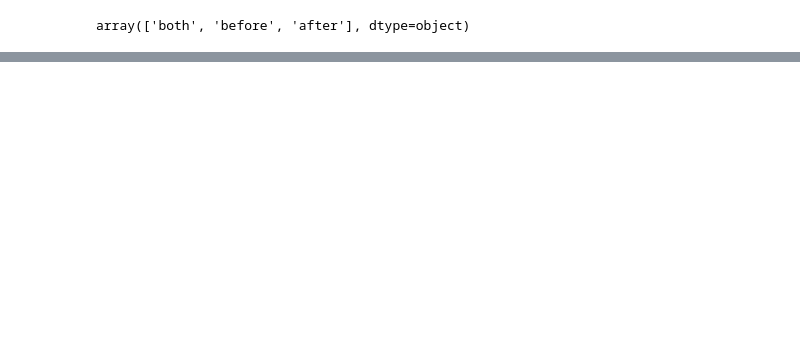
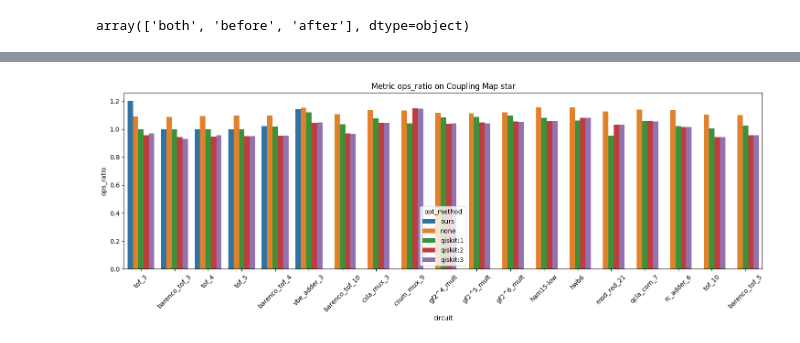
Before and after one commit to congfeng4/QuantumCompiler, a Jupyter notebook: compare.ipynb, the cells around one changed output, grey strips where cells are left out. Cells and saved outputs as stored; diff of their text form; code cells hidden in the pictures; blank space fills up the shorter version.

```diff
--- a/compare.ipynb
+++ b/compare.ipynb
@@ -145,0 +145,4 @@ plot_one_graph_one_metric_xlabel_circuit(df, graph='star', metric='depth_ratio')
+# %%
+plot_one_graph_one_metric_xlabel_circuit(df, graph='star', metric='ops_ratio')
+# %% [output]
+[figure, added]
```
Also changed, not shown: parts of 10 cells of this notebook, 5 other files.
